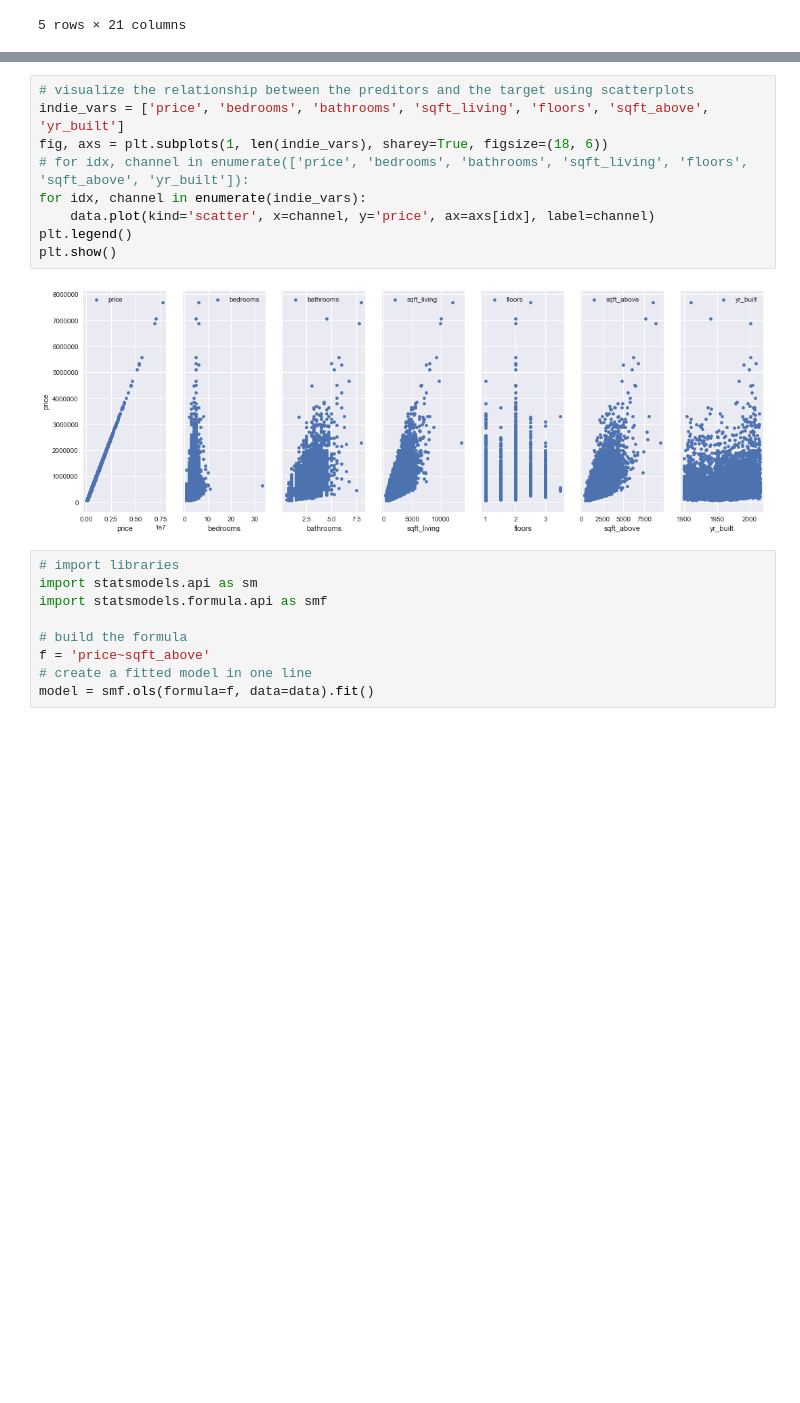
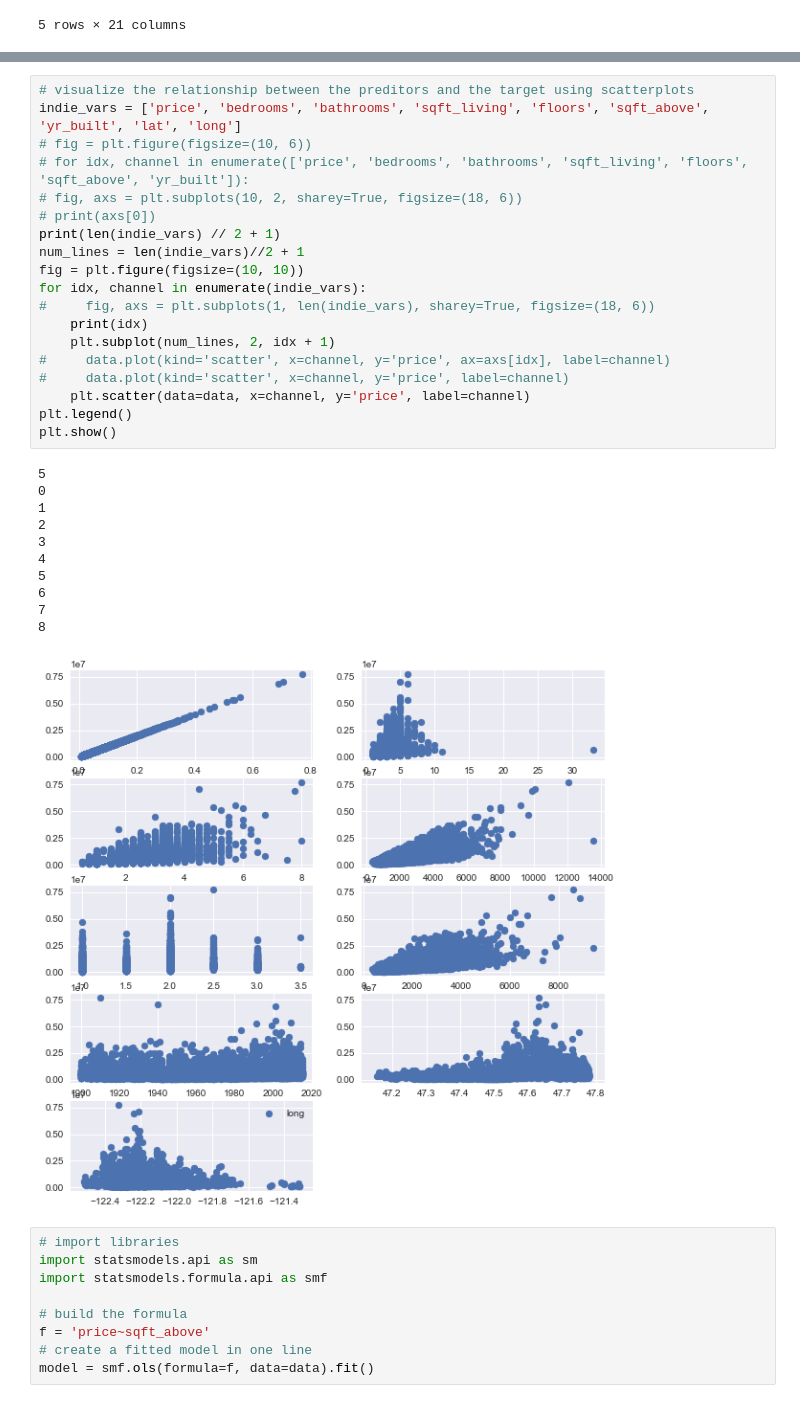
Before and after one commit to harrisonhardin/houston-ds-042219-mod1-project, a Jupyter notebook: test_francois.ipynb, the cells around one changed output, grey strips where cells are left out. Saved outputs shown, nothing was run; the diff lists cells and outputs as text; blank space fills up the shorter version.

```diff
--- a/test_francois.ipynb
+++ b/test_francois.ipynb
@@ -43,14 +79,34 @@ for column in ['price', 'bedrooms', 'bathrooms', 'sqft_living', 'floors', 'sqft_
 # %%
 # visualize the relationship between the preditors and the target using scatterplots
-indie_vars = ['price', 'bedrooms', 'bathrooms', 'sqft_living', 'floors', 'sqft_above', 'yr_built']
-fig, axs = plt.subplots(1, len(indie_vars), sharey=True, figsize=(18, 6))
+indie_vars = ['price', 'bedrooms', 'bathrooms', 'sqft_living', 'floors', 'sqft_above', 'yr_built', 'lat', 'long']
+# fig = plt.figure(figsize=(10, 6))
 # for idx, channel in enumerate(['price', 'bedrooms', 'bathrooms', 'sqft_living', 'floors', 'sqft_above', 'yr_built']):
+# fig, axs = plt.subplots(10, 2, sharey=True, figsize=(18, 6))
+# print(axs[0])
+print(len(indie_vars) // 2 + 1)
+num_lines = len(indie_vars)//2 + 1
+fig = plt.figure(figsize=(10, 10))
 for idx, channel in enumerate(indie_vars):
-    data.plot(kind='scatter', x=channel, y='price', ax=axs[idx], label=channel)
+#     fig, axs = plt.subplots(1, len(indie_vars), sharey=True, figsize=(18, 6))
+    print(idx)
+    plt.subplot(num_lines, 2, idx + 1)
+#     data.plot(kind='scatter', x=channel, y='price', ax=axs[idx], label=channel)
+#     data.plot(kind='scatter', x=channel, y='price', label=channel)
+    plt.scatter(data=data, x=channel, y='price', label=channel)
 plt.legend()
 plt.show()
 # %% [output]
+5
+0
+1
+2
+3
+4
+5
+6
+7
+8
-[figure, old version]
+[figure, new version]
 # %%
 # import libraries
 import statsmodels.api as sm
```
Also changed, not shown: parts of 9 cells of this notebook.
